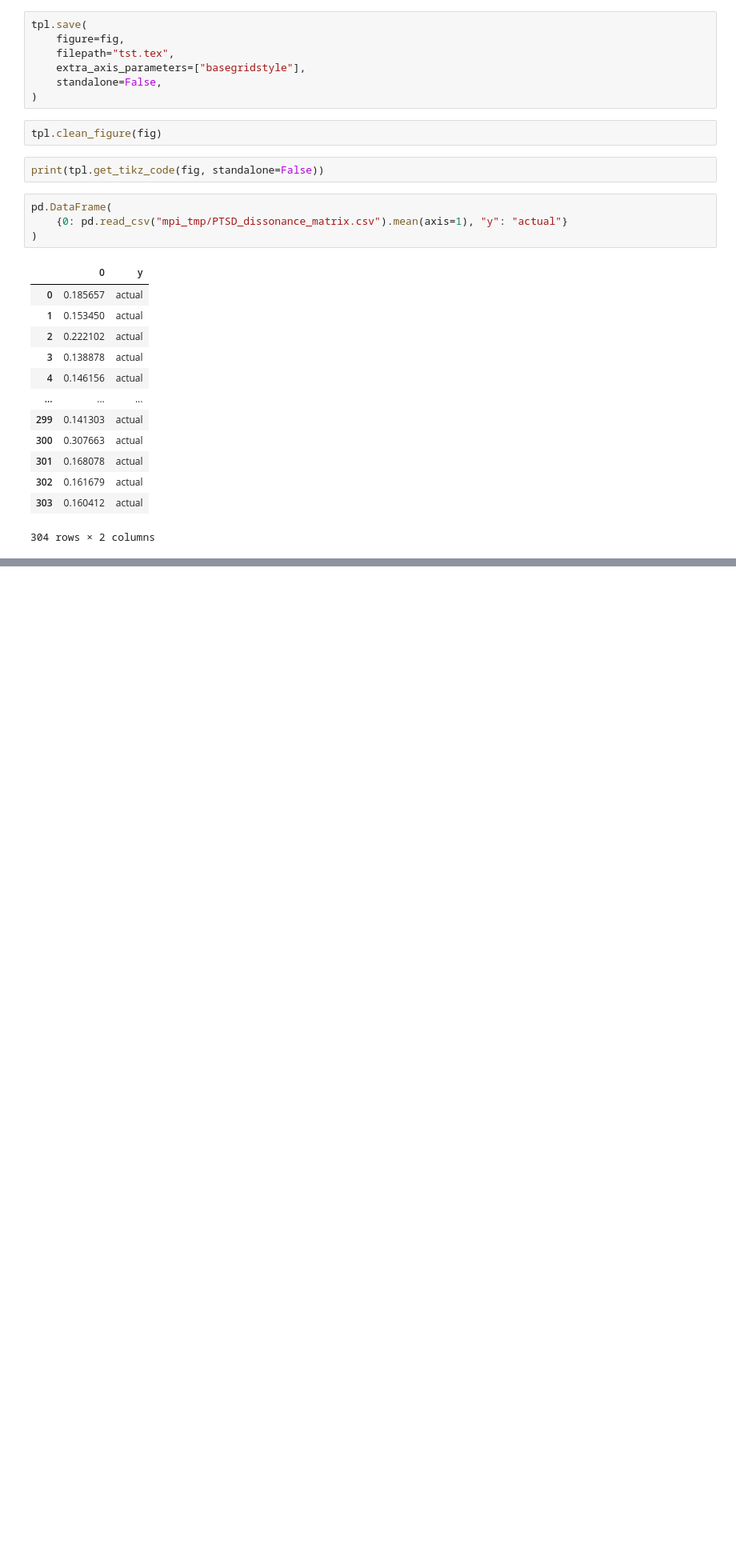
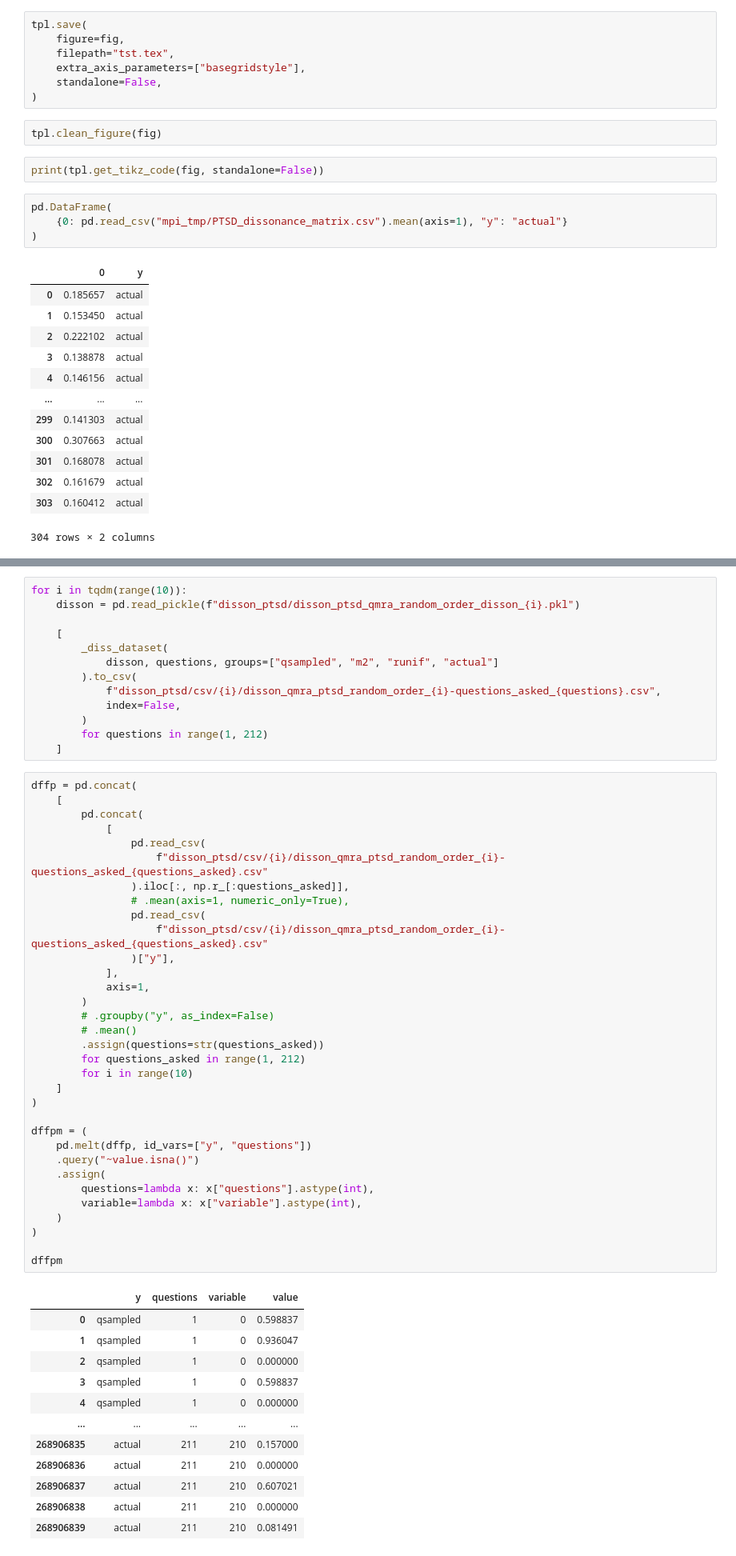
Before and after one commit to zeroknowledgediscovery/truthnet, a Jupyter notebook: notebooks/suspect-distributions.ipynb, the cells around one changed output, grey strips where cells are left out. Shown at 80% size. Cells and saved outputs as stored; diff of their text form; blank space fills up the shorter version.

```diff
--- a/notebooks/suspect-distributions.ipynb
+++ b/notebooks/suspect-distributions.ipynb
@@ -424,0 +450,59 @@ pd.DataFrame(
+# %%
+for i in tqdm(range(10)):
+    disson = pd.read_pickle(f"disson_ptsd/disson_ptsd_qmra_random_order_disson_{i}.pkl")
+
+    [
+        _diss_dataset(
+            disson, questions, groups=["qsampled", "m2", "runif", "actual"]
+        ).to_csv(
+            f"disson_ptsd/csv/{i}/disson_qmra_ptsd_random_order_{i}-questions_asked_{questions}.csv",
+            index=False,
+        )
+        for questions in range(1, 212)
+    ]
+# %%
+dffp = pd.concat(
+    [
+        pd.concat(
+            [
+                pd.read_csv(
+                    f"disson_ptsd/csv/{i}/disson_qmra_ptsd_random_order_{i}-questions_asked_{questions_asked}.csv"
+                ).iloc[:, np.r_[:questions_asked]],
+                # .mean(axis=1, numeric_only=True),
+                pd.read_csv(
+                    f"disson_ptsd/csv/{i}/disson_qmra_ptsd_random_order_{i}-questions_asked_{questions_asked}.csv"
+                )["y"],
+            ],
+            axis=1,
+        )
+        # .groupby("y", as_index=False)
+        # .mean()
+        .assign(questions=str(questions_asked))
+        for questions_asked in range(1, 212)
+        for i in range(10)
+    ]
+)
+
+dffpm = (
+    pd.melt(dffp, id_vars=["y", "questions"])
+    .query("~value.isna()")
+    .assign(
+        questions=lambda x: x["questions"].astype(int),
+        variable=lambda x: x["variable"].astype(int),
+    )
+)
+
+dffpm
+# %% [output]
+|  | y | questions | variable | value |
+| 0 | qsampled | 1 | 0 | 0.598837 |
+| 1 | qsampled | 1 | 0 | 0.936047 |
+| 2 | qsampled | 1 | 0 | 0.000000 |
+| 3 | qsampled | 1 | 0 | 0.598837 |
+| 4 | qsampled | 1 | 0 | 0.000000 |
+| ... | ... | ... | ... | ... |
+| 268906835 | actual | 211 | 210 | 0.157000 |
+| 268906836 | actual | 211 | 210 | 0.000000 |
+| 268906837 | actual | 211 | 210 | 0.607021 |
+| 268906838 | actual | 211 | 210 | 0.000000 |
+| 268906839 | actual | 211 | 210 | 0.081491 |
```
Also changed, not shown: parts of 12 cells of this notebook.
